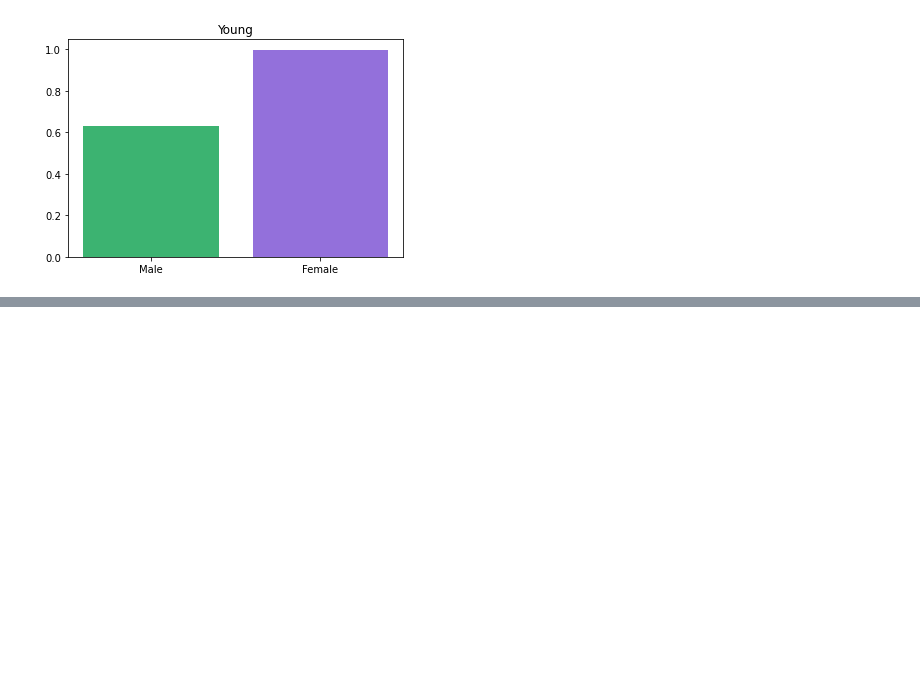
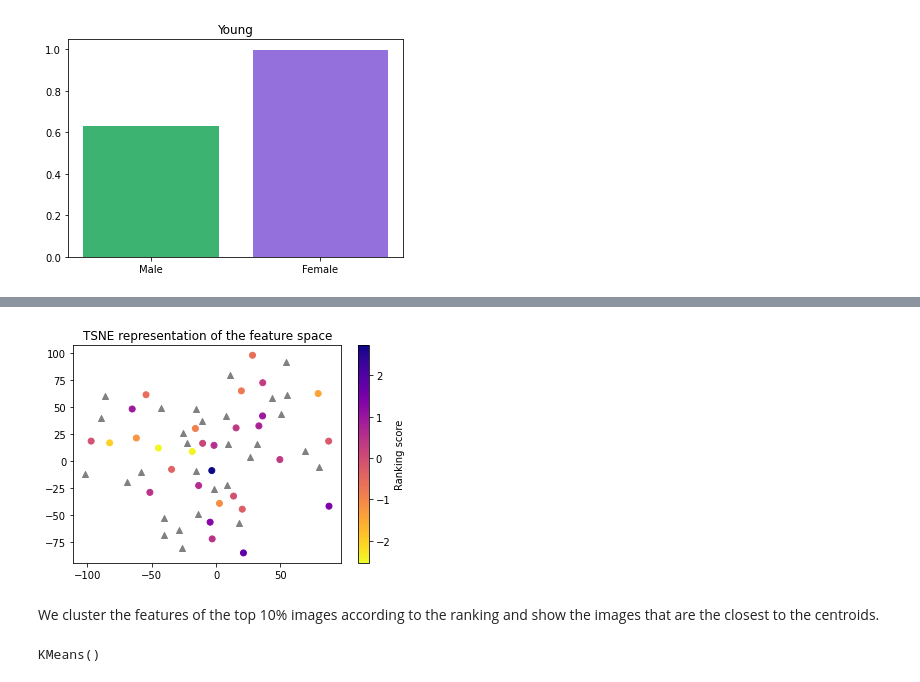
Before and after one commit to nobias-project/OT-ICNN-bias, a Jupyter notebook: notebooks/Evaluation_Experiments_CelebA.ipynb, the cells around one changed output, grey strips where cells are left out. Cells and saved outputs as stored; diff of their text form; code cells hidden in the pictures; blank space fills up the shorter version.

```diff
--- a/notebooks/Evaluation_Experiments_CelebA.ipynb
+++ b/notebooks/Evaluation_Experiments_CelebA.ipynb
@@ -100,0 +162,3 @@ for male in [1,-1]:
+# %%
+# space = open_array()
+space = np.random.randn(160, 512)
@@ -100,0 +167,38 @@ for male in [1,-1]:
+# %%
+def plot_tsne(path, array1, array2, scores):
+
+    fig, ax = plt.subplots()
+
+    sc1 = plt.scatter(array1[:,0], array1[:,1], marker="^", c="gray")
+    sc2 = plt.scatter(array2[:,0], array2[:,1], marker="o",
+                c=scores, cmap="plasma_r")
+    plt.title("TSNE representation of the feature space")
+
+    axcb = fig.colorbar(sc2)
+    axcb.set_label('Ranking score')
+
+    # plt.savefig(path + "/Tsne_plot.jpeg")
+    plt.show()
+# %%
+sample_female = df[df["Male"] == -1].sample(30)
+sample_female_score = sample_female["foo"].values
+# sample_female_array = space[sample_female.index]
+sample_female_array = space[:30]
+
+sample_male = df[df["Male"] == 1].sample(30)
+# sample_male_array = space[sample_male.index]
+sample_male_array = space[-30:]
+tsne = TSNE()
+
+transformed_space = tsne.fit_transform(space)
+
+del space
+# %%
+plot_tsne("",
+          transformed_space[:30],
+          transformed_space[-30:],
+          sample_female_score)
+# %% [output]
+[figure, added]
+# %% [markdown]
+We cluster the features of the top 10% images according to the ranking and show the images that are the closest to the centroids.
@@ -100,0 +212,6 @@ for male in [1,-1]:
+# %%
+kmeans = KMeans()
+
+kmeans.fit(to_cluster)
+# %% [output]
+KMeans()
```
Also changed, not shown: parts of 20 cells of this notebook.
